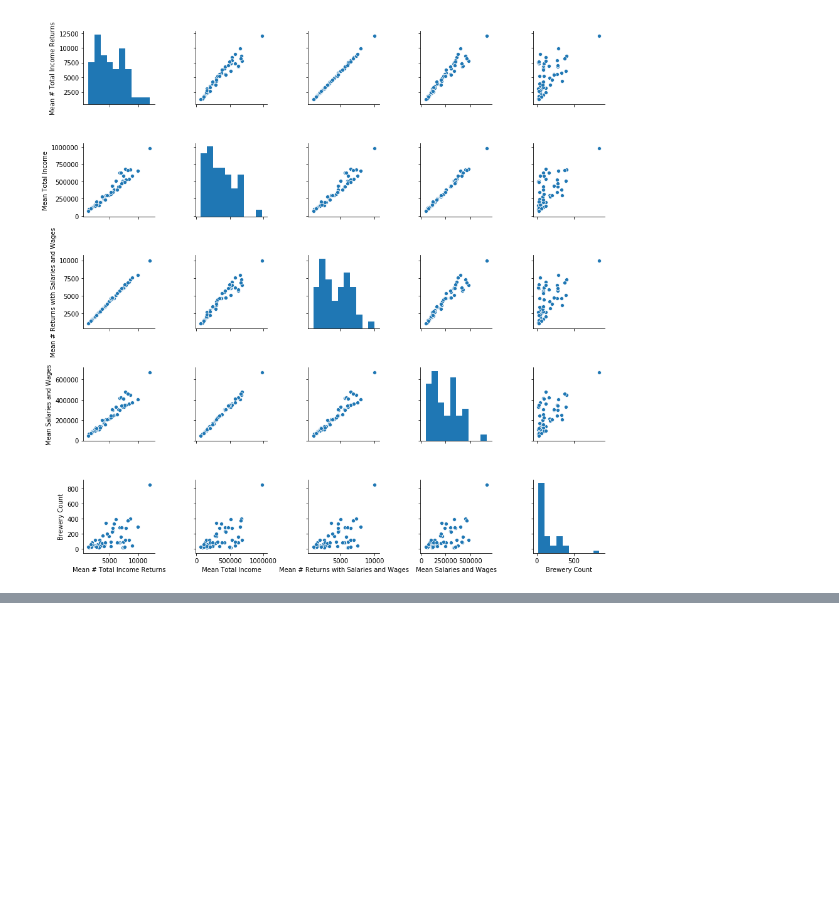
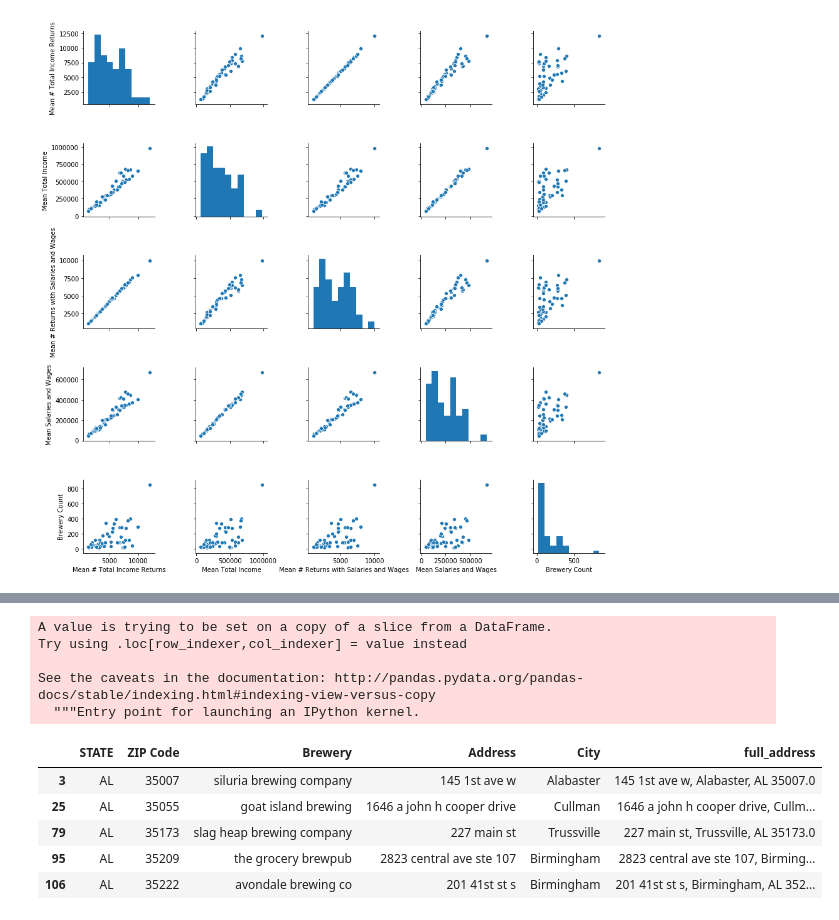
Before and after one commit to sjlapan/Economic_Predictors_of_Brewery_Success, a Jupyter notebook: Brewery_and_Tax_Data_by_State_EDA_LaPan.ipynb, the cells around one changed output, grey strips where cells are left out. Drawn from its saved outputs; the diff is of its cells as text; code cells hidden in the pictures; blank space fills up the shorter version.

```diff
--- a/Brewery_and_Tax_Data_by_State_EDA_LaPan.ipynb
+++ b/Brewery_and_Tax_Data_by_State_EDA_LaPan.ipynb
@@ -170,0 +195,8 @@ sns.pairplot(state_summary_df)
+# %%
+def trim_fraction(text):
+    if ".0" in text:
+        return text[:text.rfind(".0")]
+    return text
+# %%
+state_brewer_no_na_df["ZIP Code"] = state_brewer_no_na_df["ZIP Code"].astype("str")
+state_brewer_no_na_df.dtypes
@@ -170,0 +216,15 @@ sns.pairplot(state_summary_df)
+# %%
+state_brewer_no_na_df["ZIP Code"] = state_brewer_no_na_df["ZIP Code"].apply(trim_fraction)
+state_brewer_no_na_df.head()
+# %% [output]
+A value is trying to be set on a copy of a slice from a DataFrame.
+Try using .loc[row_indexer,col_indexer] = value instead
+
+See the caveats in the documentation: http://pandas.pydata.org/pandas-docs/stable/indexing.html#indexing-view-versus-copy
+  """Entry point for launching an IPython kernel.
+|  | STATE | ZIP Code | Brewery | Address | City | full_address |
+| 3 | AL | 35007 | siluria brewing company | 145 1st ave w | Alabaster | 145 1st ave w, Alabaster, AL 35007.0 |
+| 25 | AL | 35055 | goat island brewing | 1646 a john h cooper drive | Cullman | 1646 a john h cooper drive, Cullm... |
+| 79 | AL | 35173 | slag heap brewing company | 227 main st | Trussville | 227 main st, Trussville, AL 35173.0 |
+| 95 | AL | 35209 | the grocery brewpub | 2823 central ave ste 107 | Birmingham | 2823 central ave ste 107, Birming... |
+| 106 | AL | 35222 | avondale brewing co | 201 41st st s | Birmingham | 201 41st st s, Birmingham, AL 352... |
```
Also changed, not shown: parts of 11 cells of this notebook.
